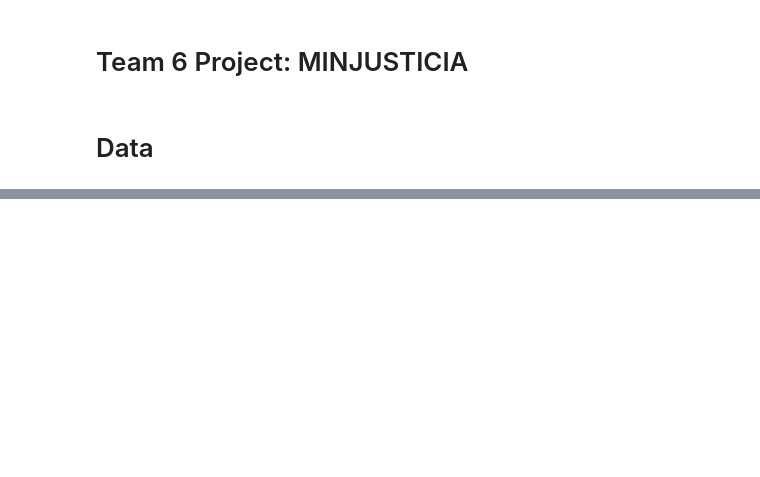
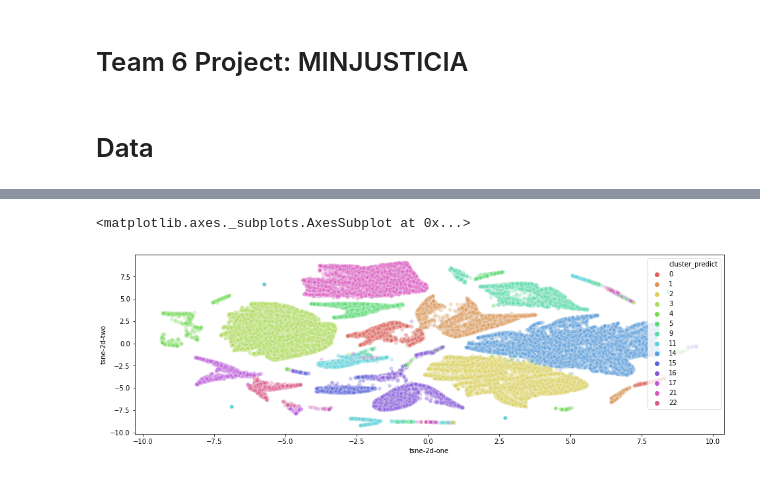
Before and after one commit to sagilar/ds4a-team6, a Jupyter notebook: MODELS_1_project_notebook_minjusticia.ipynb, the cells around one changed output, grey strips where cells are left out. Cells and saved outputs as stored; diff of their text form; code cells hidden in the pictures; blank space fills up the shorter version.

```diff
--- a/MODELS_1_project_notebook_minjusticia.ipynb
+++ b/MODELS_1_project_notebook_minjusticia.ipynb
@@ -152,0 +241,6 @@ pd.get_dummies(df_mj[categoricas].astype(object), drop_first = True)
+# %%
+X = df_cluster
+y = datos['clusters_depurado']
+# %%
+X_nonoise = X[y != -1].copy()
+y_nonoise = y[y != -1].copy()
@@ -152,0 +266,17 @@ pd.get_dummies(df_mj[categoricas].astype(object), drop_first = True)
+# %%
+y_paint = nb.predict(X)
+datos['cluster_predict'] = y_paint
+# %%
+fig, axs = plt.subplots(figsize=(16,5))
+
+sns.scatterplot(
+    x="tsne-2d-one", y="tsne-2d-two",
+    hue="cluster_predict",
+    palette=sns.color_palette("hls", len(datos['cluster_predict'].unique())),
+    data=datos,
+    legend="full",
+    alpha=0.3
+)
+# %% [output]
+<matplotlib.axes._subplots.AxesSubplot at 0x...>
+[figure, added]
```
Also changed, not shown: parts of 64 cells of this notebook, 1 other file.
